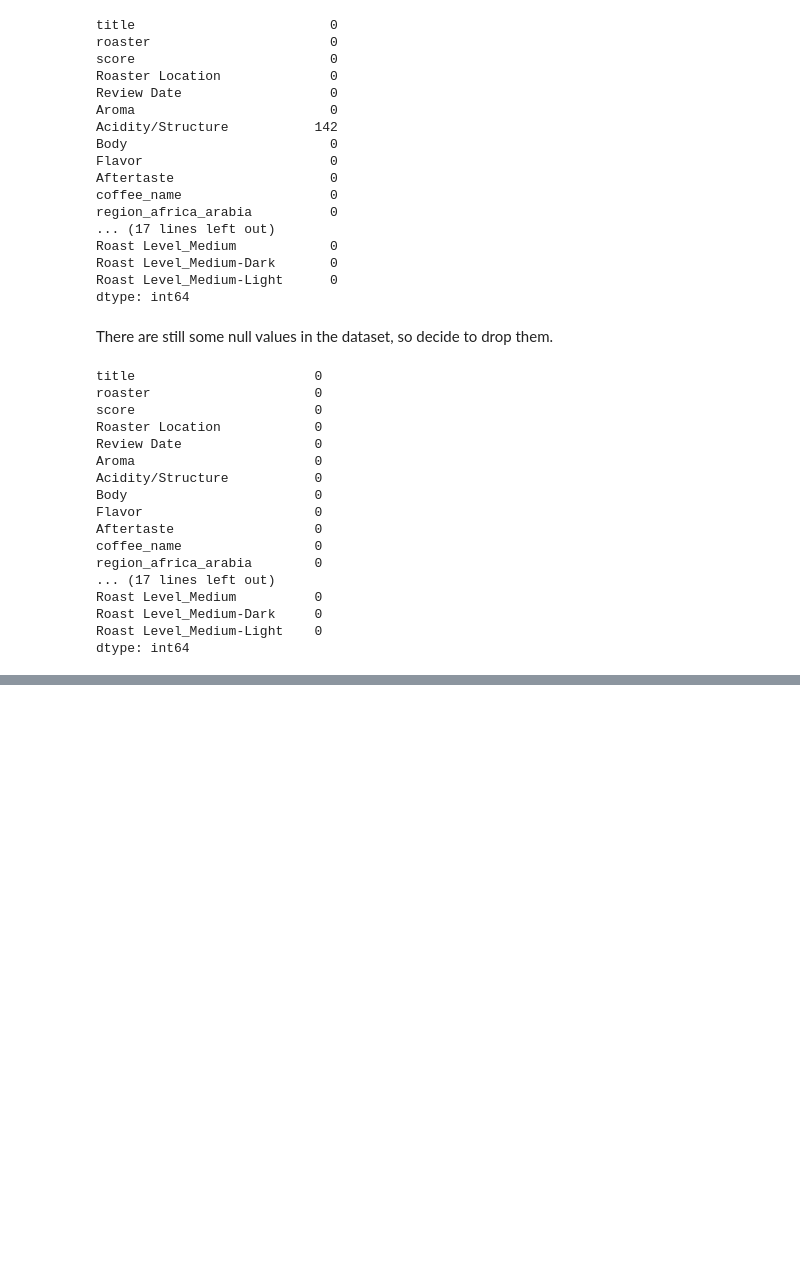
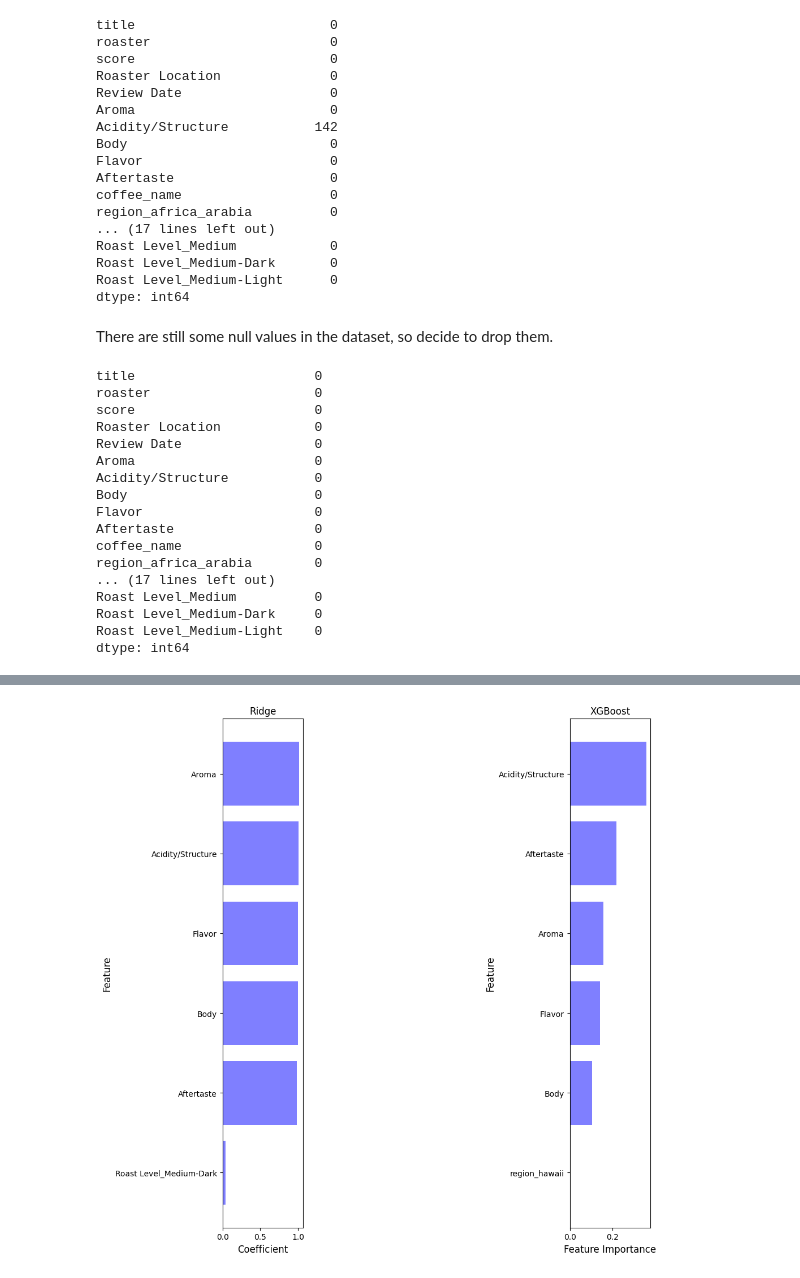
Before and after one commit to wenshanliu653/Springboard_Capstone, a Jupyter notebook: Modeling/Modeling.ipynb, the cells around one changed output, grey strips where cells are left out. Saved outputs shown, nothing was run; the diff lists cells and outputs as text; code cells hidden in the pictures; blank space fills up the shorter version.

```diff
--- a/Modeling/Modeling.ipynb
+++ b/Modeling/Modeling.ipynb
@@ -279,0 +540,9 @@ print(grid_search.best_score_)
+# %%
+# XGBoost feature importance
+xgb_importance = pd.DataFrame({
+    'Feature': X.columns,
+    'Importance': grid_search3.best_estimator_.feature_importances_
+})
+xgb_importance = xgb_importance.sort_values(by='Importance', ascending=False)
+print("\nXGBoost Feature Importance:")
+print(xgb_importance.head(10))
@@ -279,0 +562,28 @@ print(grid_search.best_score_)
+# %%
+# to compare the feature importance in Ridge regression and XGBoost
+plt.figure(figsize=(10, 10))
+
+# only show the top 6 important features
+n_features = 6
+
+# Ridge Regression
+plt.subplot(131)
+plt.barh(ridge_importance['Feature'][:n_features][::-1],
+         ridge_importance['Importance'][:n_features][::-1], color='#0000FF', alpha=0.5)
+plt.title('Ridge')
+plt.xlabel('Coefficient', fontsize=12)
+plt.ylabel('Feature', fontsize=12)
+
+
+# XGBoost
+plt.subplot(133)
+plt.barh(xgb_importance['Feature'][:n_features][::-1],
+         xgb_importance['Importance'][:n_features][::-1], color='#0000FF', alpha=0.5)
+plt.title('XGBoost')
+plt.xlabel('Feature Importance', fontsize=12)
+plt.ylabel('Feature', fontsize=12)
+
+plt.tight_layout()
+plt.show()
+# %% [output]
+[figure, added]
```
Also changed, not shown: parts of 36 cells of this notebook.
